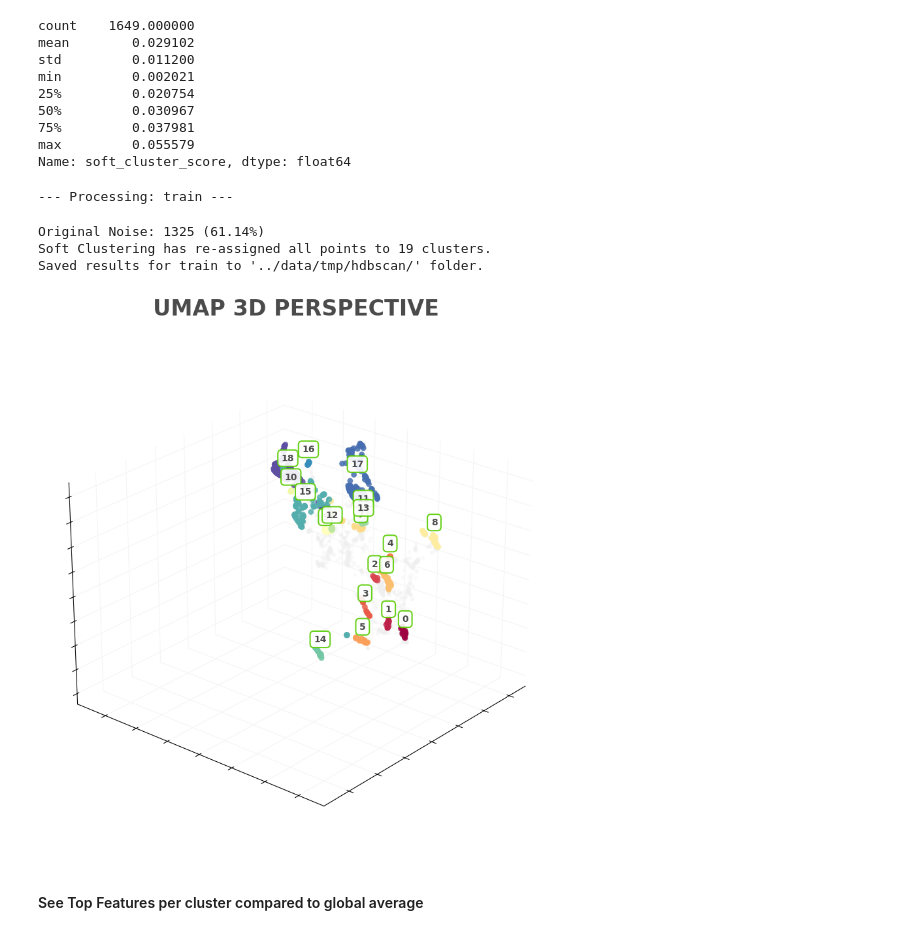
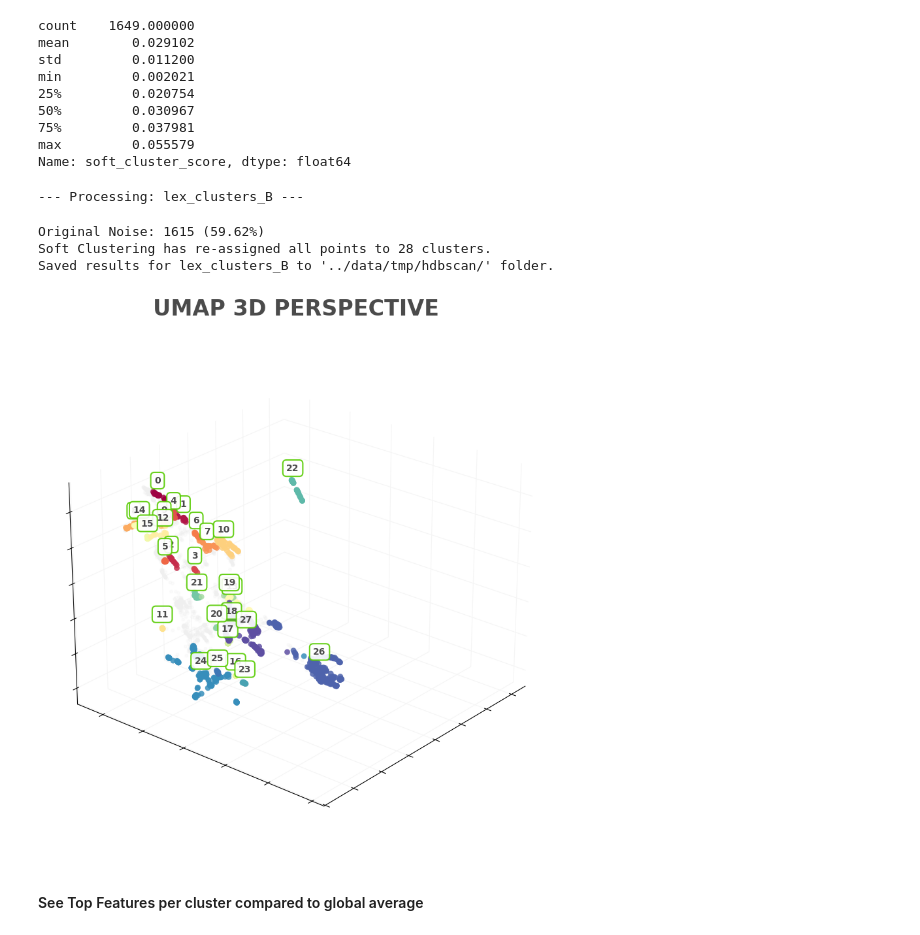
Before and after one commit to andrea-chong/KULDatathon2026, a Jupyter notebook: notebooks/HDBSCAN_user_cluster.ipynb, the cells around one changed output. Saved outputs shown, nothing was run; the diff lists cells and outputs as text; code cells hidden in the pictures.

Commit message:
Updated lasted result

```diff
--- a/notebooks/HDBSCAN_user_cluster.ipynb
+++ b/notebooks/HDBSCAN_user_cluster.ipynb
@@ -89,46 +89,46 @@ Name: soft_cluster_score, dtype: float64
 # %%
 from src.models.HDBSCAN import run_hdbscan_pipeline, save_clustering_results, get_all_cluster_importances
 from src.evaluation.visualize import visualize_hdbscan_with_labels, plot_cluster_top_features_boxplot, plot_cluster_top_features_radar, visualize_hdbscan_3d
 
+datasets = {
+    # "baseline": df_base,
+    # "svd": df_1a,
+    # "svd_B": df_1b,
+    # "svd512_ae128": df_2a,
+    # "svd512_ae128_B": df_2b,
+    "lex_clusters_B": df_3,
+}
+
+# df_train = df_3.sample(frac=0.8)
+# df_test = df_3.loc[~df_3.index.isin(df_train.index)]
+
 # datasets = {
-#     # "baseline": df_base,
-#     # "svd": df_1a,
-#     # "svd_B": df_1b,
-#     # "svd512_ae128": df_2a,
-#     # "svd512_ae128_B": df_2b,
-#     "lex_clusters_B": df_3,
+#     # "test": df_test,
+#     "train": df_train
 # }
-
-df_train = df_3.sample(frac=0.8)
-df_test = df_3.loc[~df_3.index.isin(df_train.index)]
-
-datasets = {
-    # "test": df_test,
-    "train": df_train
-}
 
 
 for name, df in datasets.items():
     print(f"\n--- Processing: {name} ---")
 
     # For the high-dim set, we ensure PCA/UMAP is used
     processed_df, model = run_hdbscan_pipeline(df.reset_index(), n_components=min(df.shape[1],200),
-                                               epsilon=1.0, min_cluster_size=10, min_samples=2)
+                                               epsilon=1.0, min_cluster_size=8, min_samples=2)
 
     save_clustering_results(processed_df, model, name, "../data/tmp/hdbscan")
 
     feature_cols = [c for c in processed_df.columns if c not in ['user_id', 'cluster_label', 'cluster_probability', 'soft_cluster_label', 'soft_cluster_score']]
     importance_dict = get_all_cluster_importances(processed_df, feature_cols)
 
     # processed_df.loc[(processed_df['cluster_label'] <0) & (processed_df['soft_cluster_score'] >0.037981), 'cluster_label'] = \
     #     processed_df.loc[(processed_df['cluster_label']) <0 & (processed_df['soft_cluster_score'] >0.037981), 'soft_cluster_label']
 
     visualize_hdbscan_3d(processed_df, model, name, "../data/tmp/hdbscan/plots")
 # %% [output]
---- Processing: train ---
+--- Processing: lex_clusters_B ---
-Original Noise: 1325 (61.14%)
-Soft Clustering has re-assigned all points to 19 clusters.
-Saved results for train to '../data/tmp/hdbscan/' folder.
+Original Noise: 1615 (59.62%)
+Soft Clustering has re-assigned all points to 28 clusters.
+Saved results for lex_clusters_B to '../data/tmp/hdbscan/' folder.
-[figure, old version]
+[figure, new version]
 # %% [markdown]
 #### See Top Features per cluster compared to global average
```
Also changed, not shown: parts of 10 cells of this notebook.
